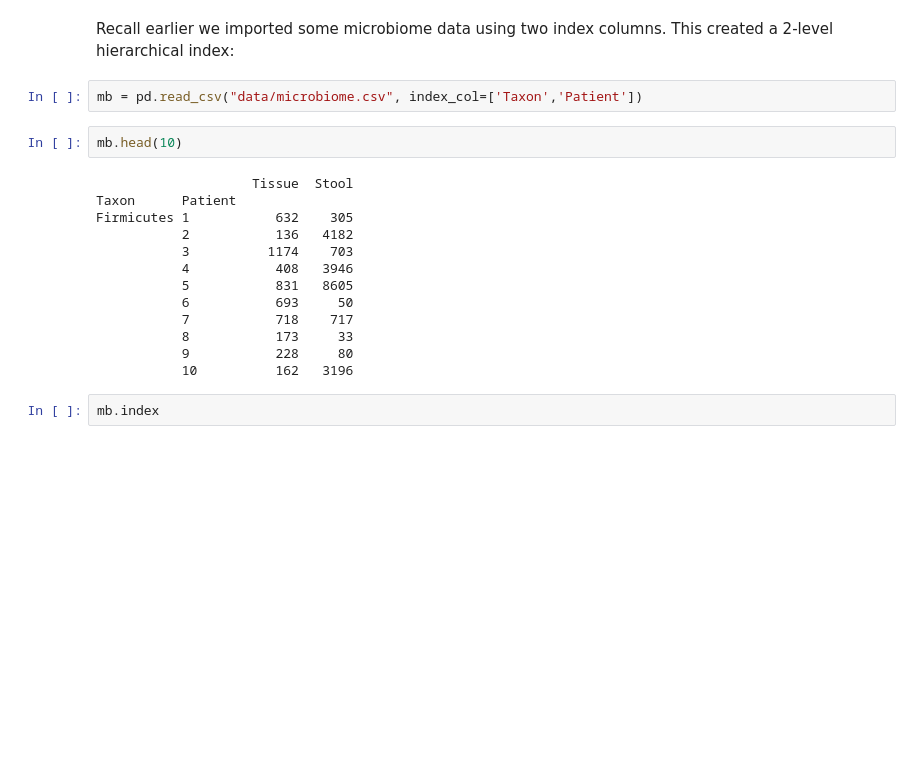
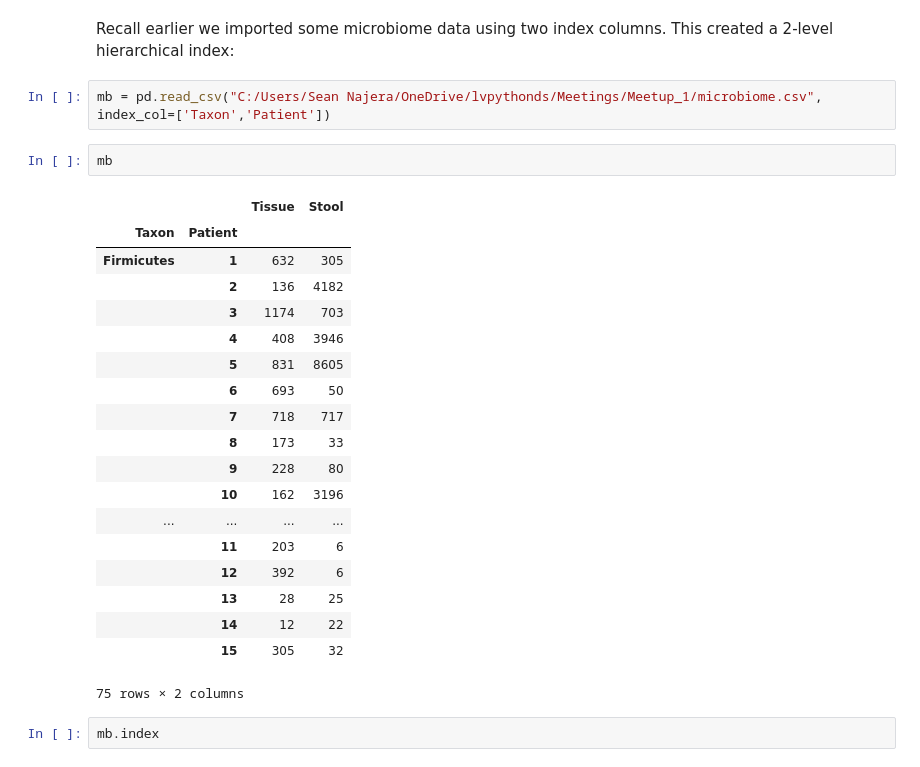
Before and after one commit to lvpythonds/Meetings, a Jupyter notebook: Meetup_2/Introduction_Pandas.ipynb, the cells around one changed output. Cells and saved outputs as stored; diff of their text form; blank space fills up the shorter version.

```diff
--- a/Meetup_2/Introduction_Pandas.ipynb
+++ b/Meetup_2/Introduction_Pandas.ipynb
@@ -1547,22 +1547,29 @@ Name: (2007, ATL, francju01), dtype: object
 # %% [markdown]
 Recall earlier we imported some microbiome data using two index columns. This created a 2-level hierarchical index:
 # %%
-mb = pd.read_csv("data/microbiome.csv", index_col=['Taxon','Patient'])
+mb = pd.read_csv("C:/Users/Sean Najera/OneDrive/lvpythonds/Meetings/Meetup_1/microbiome.csv", index_col=['Taxon','Patient'])
 # %%
-mb.head(10)
+mb
 # %% [output]
+|  |  | Tissue | Stool |
+| Taxon | Patient |  |  |
+| Firmicutes | 1 | 632 | 305 |
+|  | 2 | 136 | 4182 |
+|  | 3 | 1174 | 703 |
+|  | 4 | 408 | 3946 |
+|  | 5 | 831 | 8605 |
+|  | 6 | 693 | 50 |
+|  | 7 | 718 | 717 |
+|  | 8 | 173 | 33 |
+|  | 9 | 228 | 80 |
+|  | 10 | 162 | 3196 |
+| ... | ... | ... | ... |
+|  | 11 | 203 | 6 |
+|  | 12 | 392 | 6 |
+|  | 13 | 28 | 25 |
+|  | 14 | 12 | 22 |
+|  | 15 | 305 | 32 |
-                    Tissue  Stool
-Taxon      Patient
-Firmicutes 1           632    305
-           2           136   4182
-           3          1174    703
-           4           408   3946
-           5           831   8605
-           6           693     50
-           7           718    717
-           8           173     33
-           9           228     80
-           10          162   3196
+75 rows × 2 columns
 # %%
 mb.index
 # %% [output]
```
Also changed, not shown: parts of 13 cells of this notebook, 7 other files.
